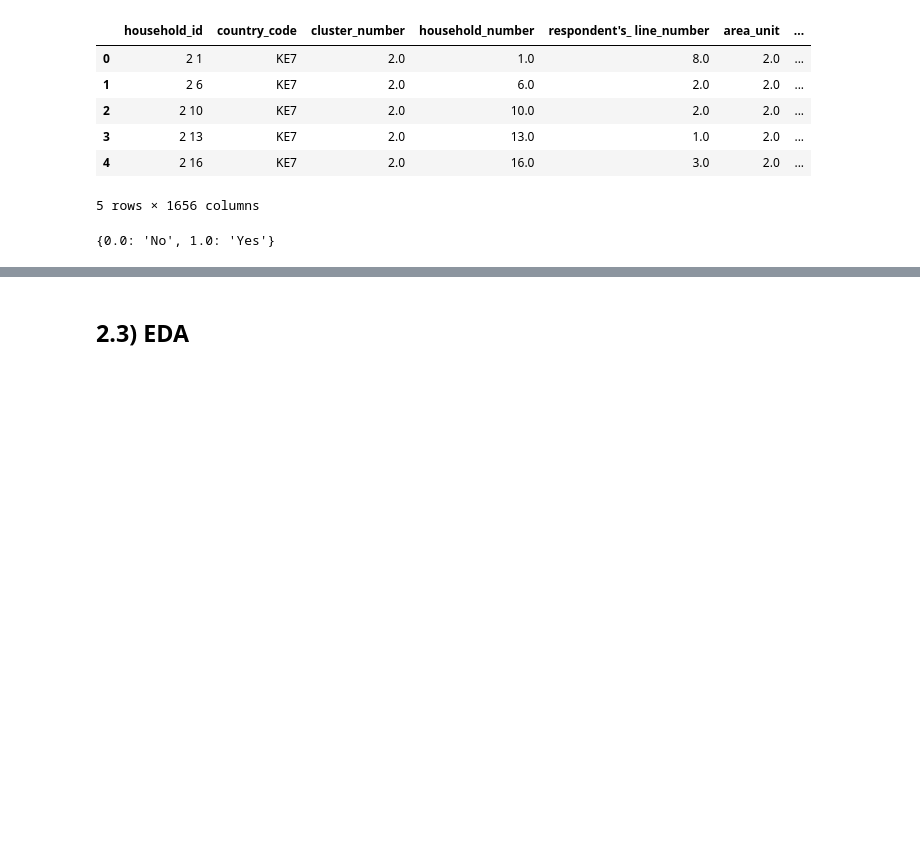
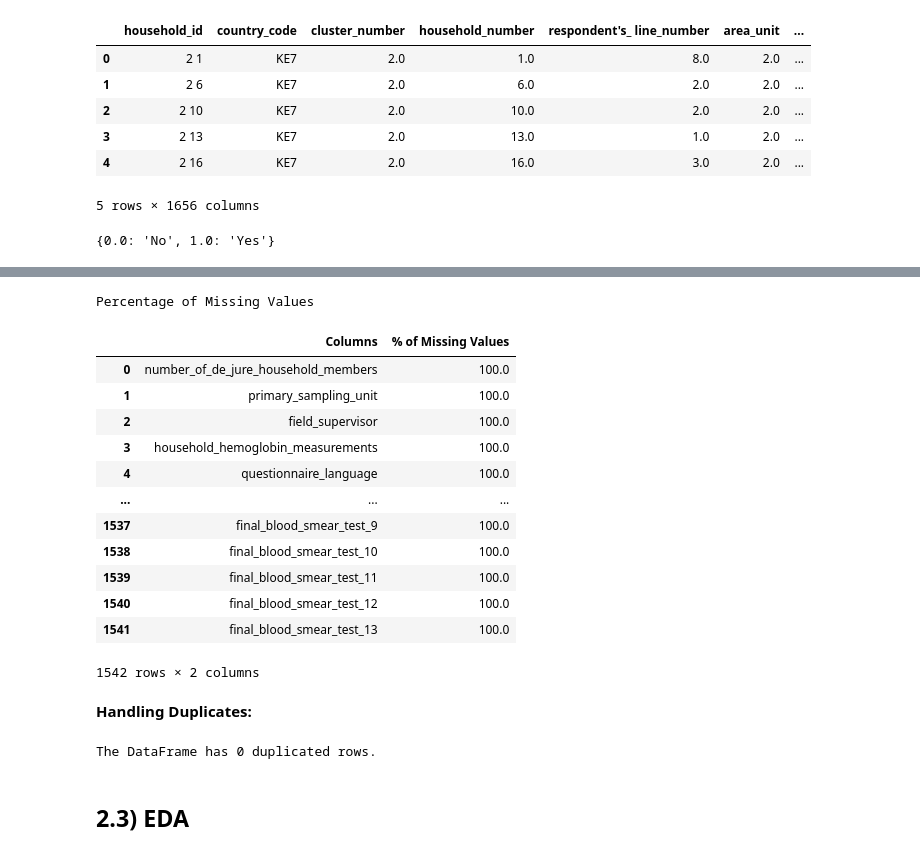
Before and after one commit to Dominic-Mu/dsc-phase-5-group-14-project, a Jupyter notebook: malaria_index.ipynb, the cells around one changed output, grey strips where cells are left out. Saved outputs shown, nothing was run; the diff lists cells and outputs as text; code cells hidden in the pictures; blank space fills up the shorter version.

```diff
--- a/malaria_index.ipynb
+++ b/malaria_index.ipynb
@@ -385,3 +416,35 @@ variable_label_has_net
+# %%
+# Calculating percentage of missing values in each column
+missing_percentage = malaria_df.isna().mean() * 100
+
+missing_percentage = missing_percentage[missing_percentage > 0]
+
+# A DataFrame with columns and percentage of missing values
+missing_table = pd.DataFrame({'Columns': missing_percentage.index, '% of Missing Values': missing_percentage.values})
+print("Percentage of Missing Values")
+missing_table
+# %% [output]
+Percentage of Missing Values
+|  | Columns | % of Missing Values |
+| 0 | number_of_de_jure_household_members | 100.0 |
+| 1 | primary_sampling_unit | 100.0 |
+| 2 | field_supervisor | 100.0 |
+| 3 | household_hemoglobin_measurements | 100.0 |
+| 4 | questionnaire_language | 100.0 |
+| ... | ... | ... |
+| 1537 | final_blood_smear_test_9 | 100.0 |
+| 1538 | final_blood_smear_test_10 | 100.0 |
+| 1539 | final_blood_smear_test_11 | 100.0 |
+| 1540 | final_blood_smear_test_12 | 100.0 |
+| 1541 | final_blood_smear_test_13 | 100.0 |
+1542 rows × 2 columns
+# %% [markdown]
+**Handling Duplicates:**
+# %%
+duplicated_rows = malaria_df.duplicated().sum()
+print(f'The DataFrame has {duplicated_rows} duplicated rows.')
+# %% [output]
+The DataFrame has 0 duplicated rows.
 # %% [markdown]
 ## 2.3) EDA
 # %%
```
Also changed, not shown: parts of 7 cells of this notebook, 2 other files.
